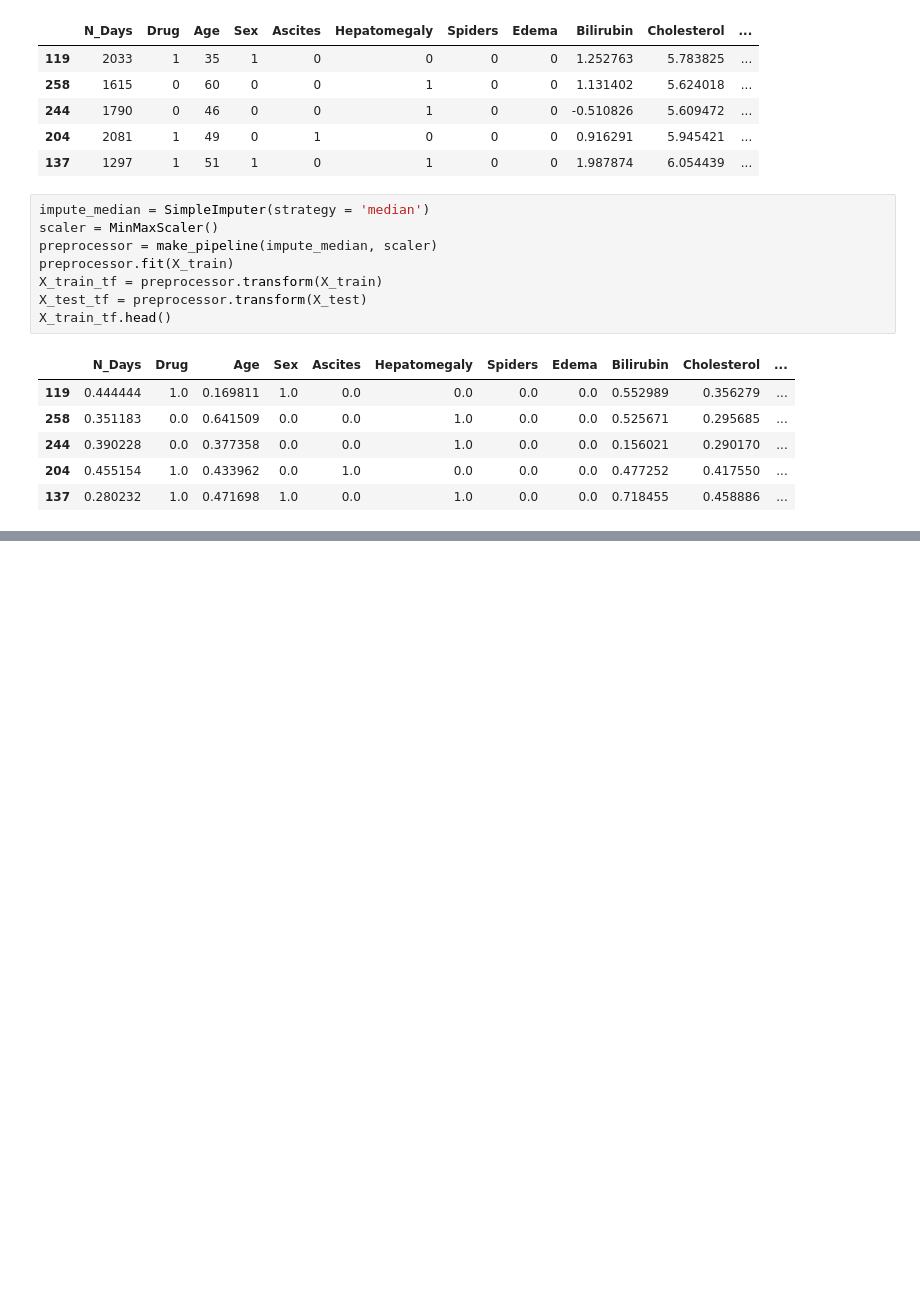
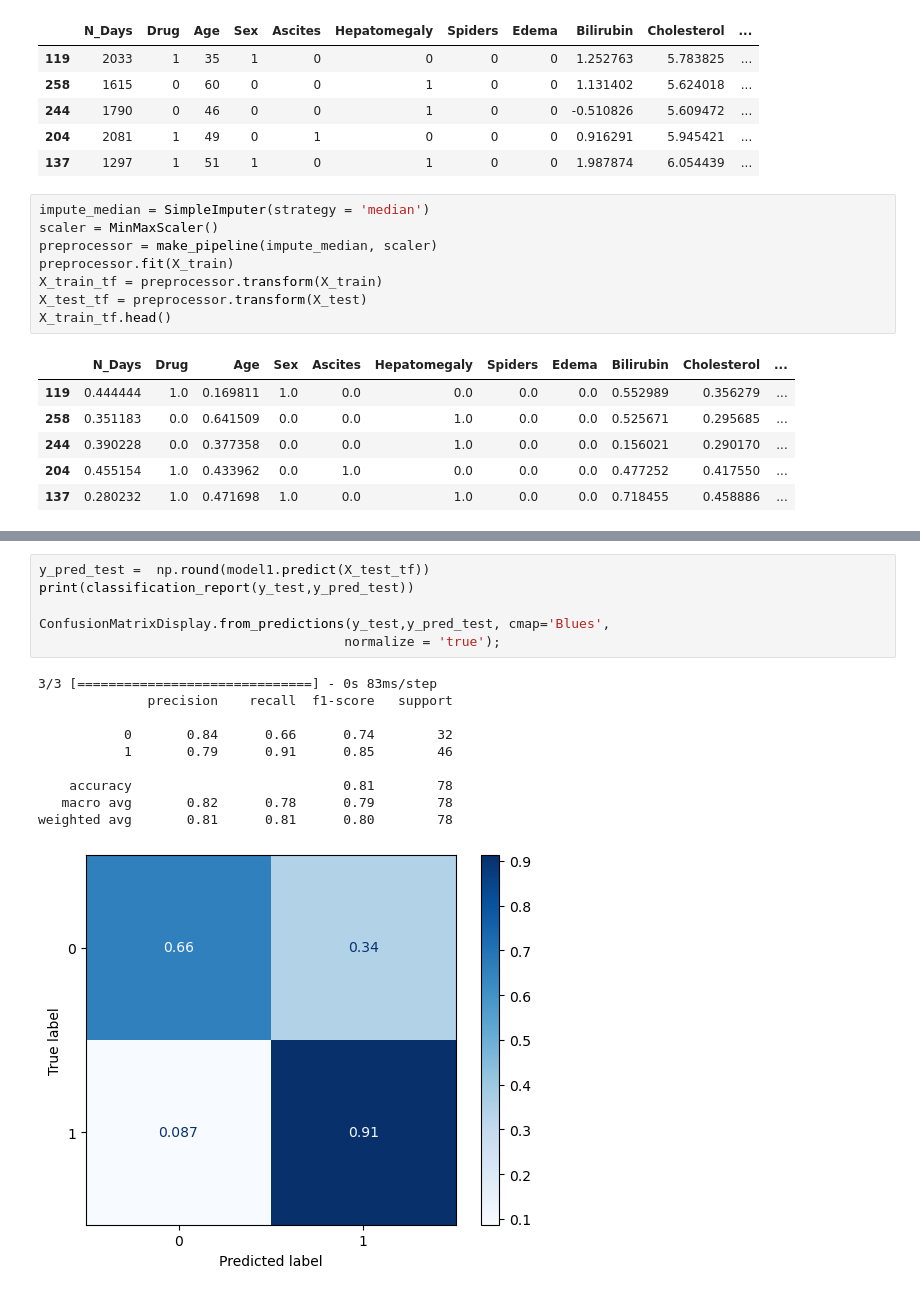
Before and after one commit to 808hanronald/W16-project-4, a Jupyter notebook: Project 4.3.ipynb, the cells around one changed output, grey strips where cells are left out. Drawn from its saved outputs; the diff is of its cells as text; blank space fills up the shorter version.

```diff
--- a/Project 4.3.ipynb
+++ b/Project 4.3.ipynb
@@ -69,0 +164,17 @@ X_train_tf.head()
+# %%
+y_pred_test =  np.round(model1.predict(X_test_tf))
+print(classification_report(y_test,y_pred_test))
+
+ConfusionMatrixDisplay.from_predictions(y_test,y_pred_test, cmap='Blues',
+                                       normalize = 'true');
+# %% [output]
+3/3 [==============================] - 0s 83ms/step
+              precision    recall  f1-score   support
+
+           0       0.84      0.66      0.74        32
+           1       0.79      0.91      0.85        46
+
+    accuracy                           0.81        78
+   macro avg       0.82      0.78      0.79        78
+weighted avg       0.81      0.81      0.80        78
+[figure, added]
```
Also changed, not shown: parts of 8 cells of this notebook.
